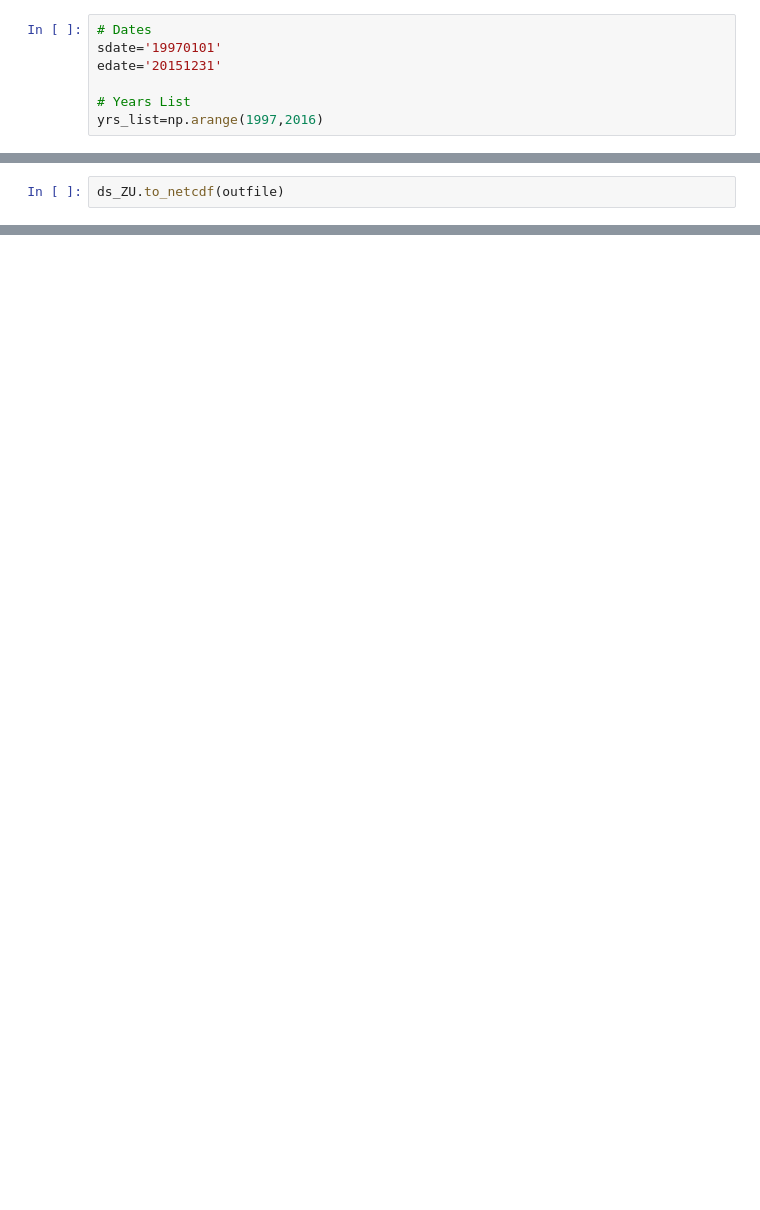
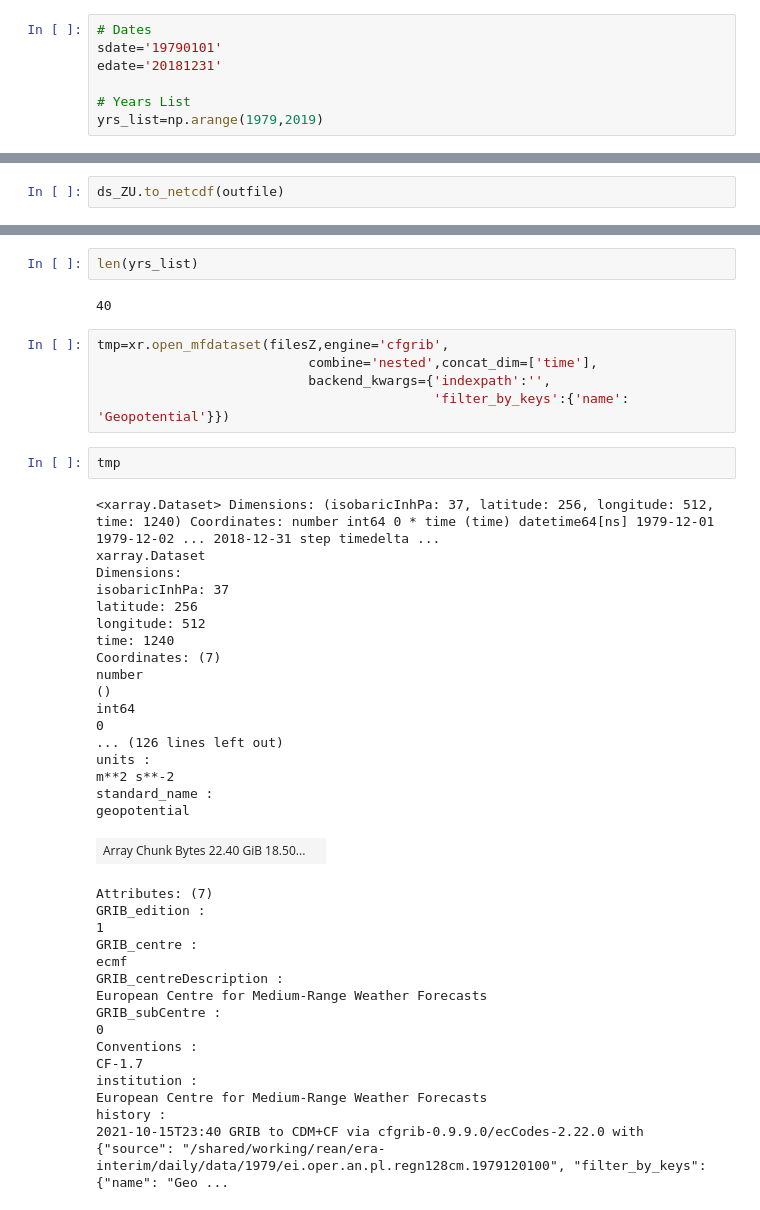
Before and after one commit to kpegion/ml-precip, a Jupyter notebook: src/getDataNASH.ipynb, the cells around one changed output, grey strips where cells are left out. Cells and saved outputs as stored; diff of their text form; blank space fills up the shorter version.

```diff
--- a/src/getDataNASH.ipynb
+++ b/src/getDataNASH.ipynb
@@ -46,11 +46,11 @@ def preprocU(ds):
     return ds_tmp
 # %%
 # Dates
-sdate='19970101'
-edate='20151231'
+sdate='19790101'
+edate='20181231'
 
 # Years List
-yrs_list=np.arange(1997,2016)
+yrs_list=np.arange(1979,2019)
 # %%
 # Input
 path='/shared/working/rean/era-interim/daily/data/'
@@ -120,0 +190,45 @@ ds_ZU.to_netcdf(outfile)
+# %%
+len(yrs_list)
+# %% [output]
+40
+# %%
+tmp=xr.open_mfdataset(filesZ,engine='cfgrib',
+                           combine='nested',concat_dim=['time'],
+                           backend_kwargs={'indexpath':'',
+                                           'filter_by_keys':{'name': 'Geopotential'}})
+# %%
+tmp
+# %% [output]
+<xarray.Dataset> Dimensions: (isobaricInhPa: 37, latitude: 256, longitude: 512, time: 1240) Coordinates: number int64 0 * time (time) datetime64[ns] 1979-12-01 1979-12-02 ... 2018-12-31 step timedelta ...
+xarray.Dataset
+Dimensions:
+isobaricInhPa: 37
+latitude: 256
+longitude: 512
+time: 1240
+Coordinates: (7)
+number
+()
+int64
+0
+... (126 lines left out)
+units :
+m**2 s**-2
+standard_name :
+geopotential
+| Array Chunk Bytes 22.40 GiB 18.50... |  |
+Attributes: (7)
+GRIB_edition :
+1
+GRIB_centre :
+ecmf
+GRIB_centreDescription :
+European Centre for Medium-Range Weather Forecasts
+GRIB_subCentre :
+0
+Conventions :
+CF-1.7
+institution :
+European Centre for Medium-Range Weather Forecasts
+history :
+2021-10-15T23:40 GRIB to CDM+CF via cfgrib-0.9.9.0/ecCodes-2.22.0 with {"source": "/shared/working/rean/era-interim/daily/data/1979/ei.oper.an.pl.regn128cm.1979120100", "filter_by_keys": {"name": "Geo ...
```
Also changed, not shown: parts of 8 cells of this notebook, 6 other files.
